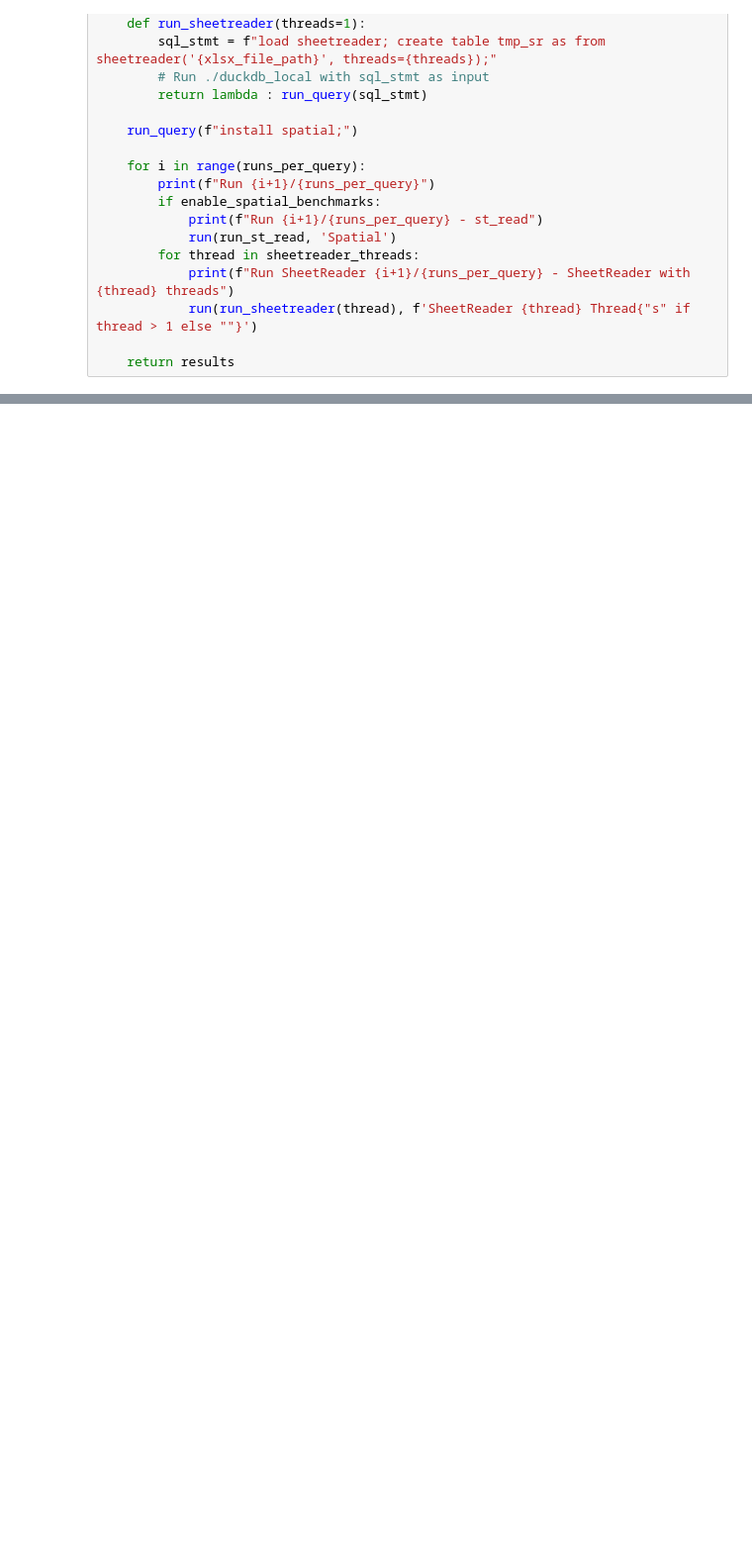
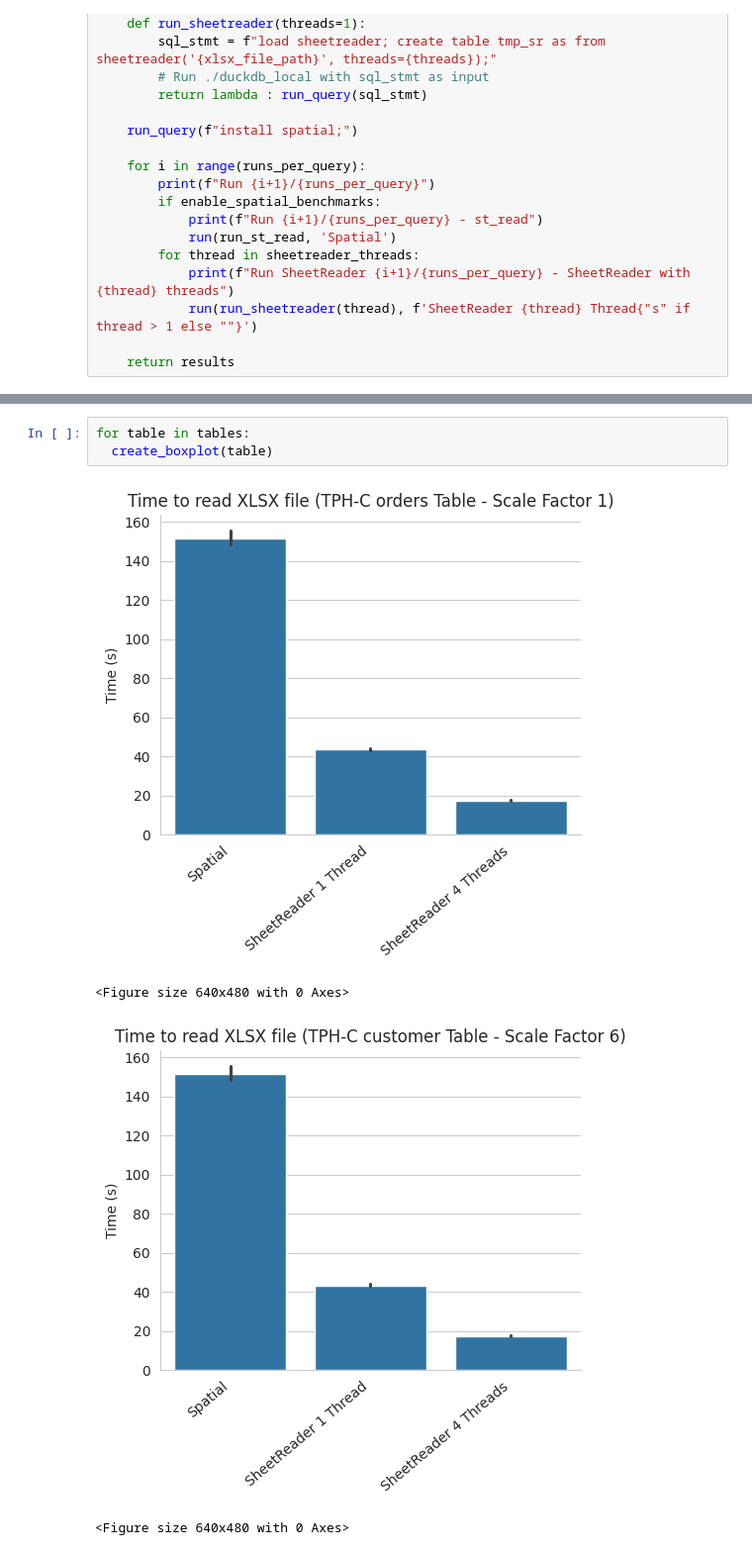
Before and after one commit to polydbms/sheetreader-duckdb, a Jupyter notebook: benchmarks/benchmark.ipynb, the cells around one changed output, grey strips where cells are left out. Shown at 99% size. Drawn from its saved outputs; the diff is of its cells as text; blank space fills up the shorter version.

```diff
--- a/benchmarks/benchmark.ipynb
+++ b/benchmarks/benchmark.ipynb
@@ -162,0 +220,8 @@ plt.show()
+# %%
+for table in tables:
+  create_boxplot(table)
+# %% [output]
+[figure, added]
+<Figure size 640x480 with 0 Axes>
+[figure, added]
+<Figure size 640x480 with 0 Axes>
```
Also changed, not shown: parts of 8 cells of this notebook, 9 other files.
